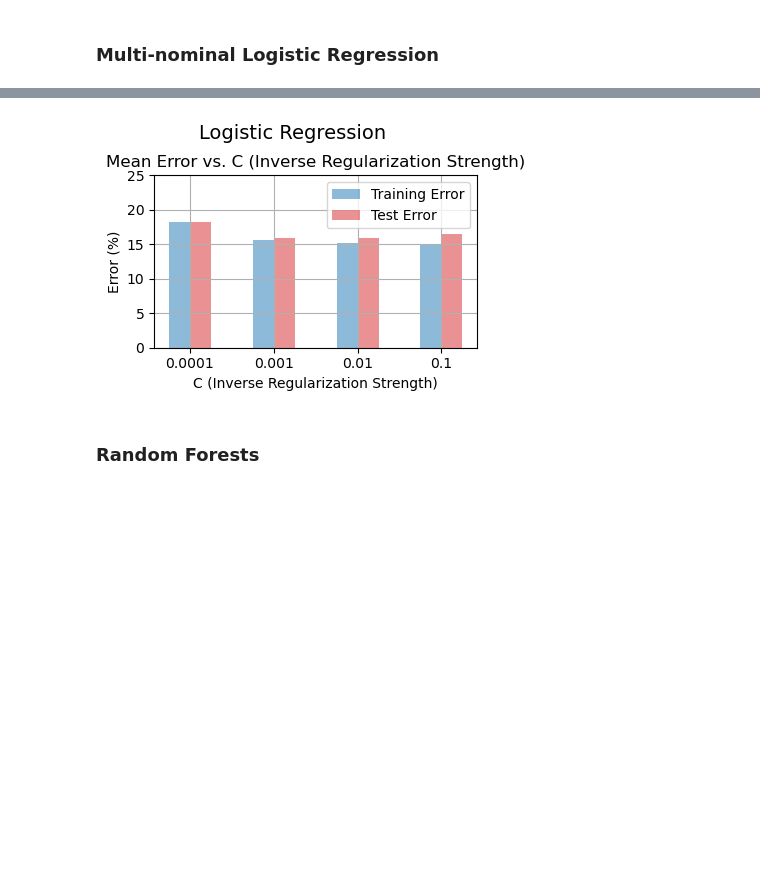
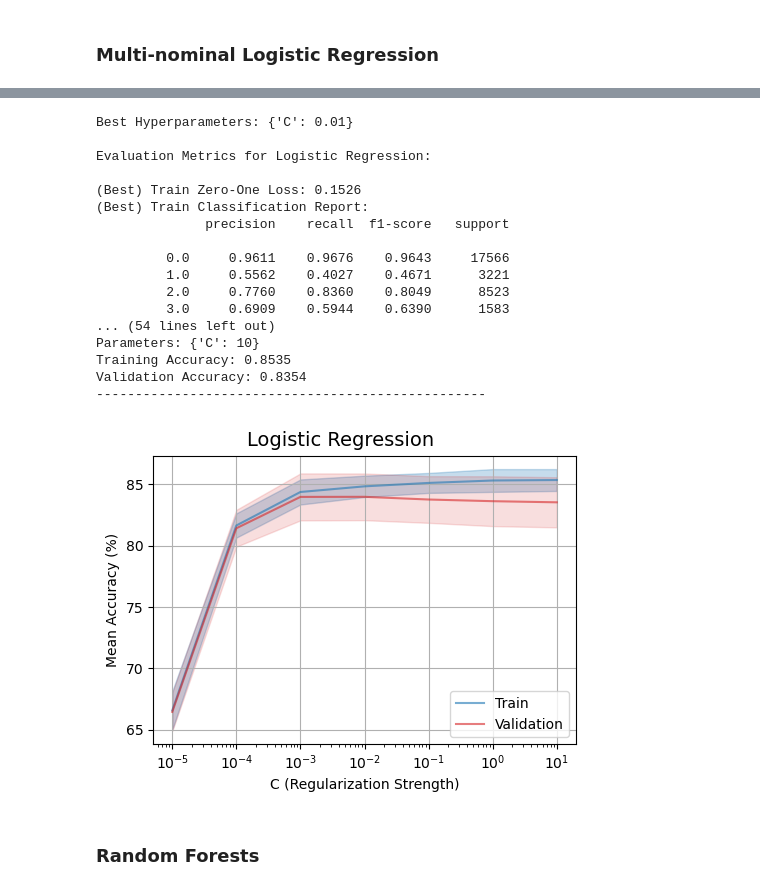
Before and after one commit to henrikdchristensen/DIKU-MLA-A5-Classification-and-DifferentiableProgramming, a Jupyter notebook: notebook.ipynb, the cells around one changed output, grey strips where cells are left out. Drawn from its saved outputs; the diff is of its cells as text; code cells hidden in the pictures; blank space fills up the shorter version.

```diff
--- a/notebook.ipynb
+++ b/notebook.ipynb
@@ -1,5 +1,10 @@
 # %% [markdown]
 # 1. Sleep well (35 points)
+# %%
+n_jobs = 2
+cv = 3
+scoring = 'accuracy'
+digits = 4
 # %%
 import pandas as pd
 
@@ -128,31 +132,46 @@ Mean Test Score (Validation Score): 0.8355778851167818
-# %%
-# Plotting cross-validation results
-lr_mean_train_scores = lr_grid_search.cv_results_['mean_train_score']
-lr_mean_test_scores = lr_grid_search.cv_results_['mean_test_score']
-
-# Bar chart settings
-index = np.arange(len(lr_param['C']))
-bar_width = 0.25
-
-plt.figure(figsize=(4, 3))
-plt.bar(index, 100-lr_mean_train_scores*100, bar_width, label='Training Error', color='tab:blue', alpha=0.5)
-plt.bar(index + bar_width, 100-lr_mean_test_scores*100, bar_width, label='Test Error', color='tab:red', alpha=0.5)
-
-# Set the x-tick positions and labels
-tick_positions = index + bar_width/2
-plt.xticks(tick_positions, lr_param['C'])
-
-plt.xlabel('C (Inverse Regularization Strength)')
-plt.ylabel('Error (%)')
-plt.ylim(0, 25)
-plt.suptitle('Logistic Regression', fontsize=14, y=0.94)
-plt.title('Mean Error vs. C (Inverse Regularization Strength)')
-plt.legend()
-plt.grid(True, which='both')
-plt.tight_layout()
-plt.savefig('output/logistic_regression.png')
-plt.show()
-# %% [output]
-[figure, removed]
+# %%
+from sklearn.linear_model import LogisticRegression
+
+lr_param = {'C': [0.00001, 0.0001, 0.001, 0.01, 0.1, 1, 10]}
+lr_grid_search, lr_best_train_pred, lr_best_test_pred = hyperparameter_tuning(estimator=LogisticRegression(max_iter=10000, n_jobs=n_jobs),
+                                                                              param_grid=lr_param,
+                                                                              X_train=X_train,
+                                                                              y_train=y_train,
+                                                                              cv=cv,
+                                                                              n_jobs=n_jobs,
+                                                                              scoring=scoring)
+
+evaluate_classifier(grid_search=lr_grid_search,
+                    y_true_train=y_train,
+                    y_best_pred_train=lr_best_train_pred,
+                    y_true_test=y_test,
+                    y_best_pred_test=lr_best_test_pred,
+                    classifier_name='Logistic Regression')
+
+plot_results(grid_search=lr_grid_search,
+             param_name='C',
+             title='Logistic Regression',
+             xlabel='C (Regularization Strength)',
+             filename='output/lr.png',
+             log_scale=True)
+# %% [output]
+Best Hyperparameters: {'C': 0.01}
+
+Evaluation Metrics for Logistic Regression:
+
+(Best) Train Zero-One Loss: 0.1526
+(Best) Train Classification Report:
+              precision    recall  f1-score   support
+
+         0.0     0.9611    0.9676    0.9643     17566
+         1.0     0.5562    0.4027    0.4671      3221
+         2.0     0.7760    0.8360    0.8049      8523
+         3.0     0.6909    0.5944    0.6390      1583
+... (54 lines left out)
+Parameters: {'C': 10}
+Training Accuracy: 0.8535
+Validation Accuracy: 0.8354
+--------------------------------------------------
+[figure, added]
 # %% [markdown]
 ### Random Forests
```
Also changed, not shown: parts of 13 cells of this notebook, 7 other files.
